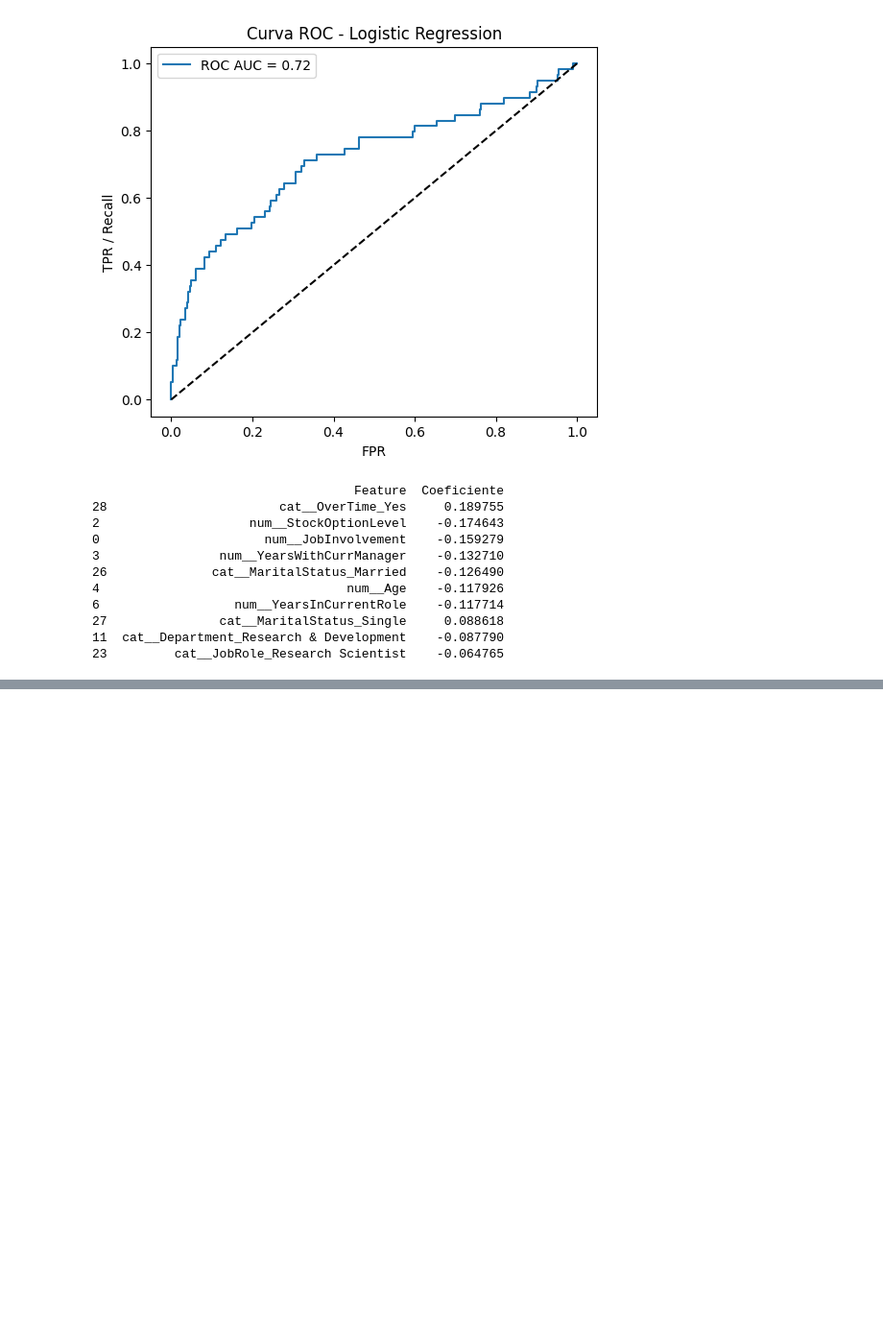
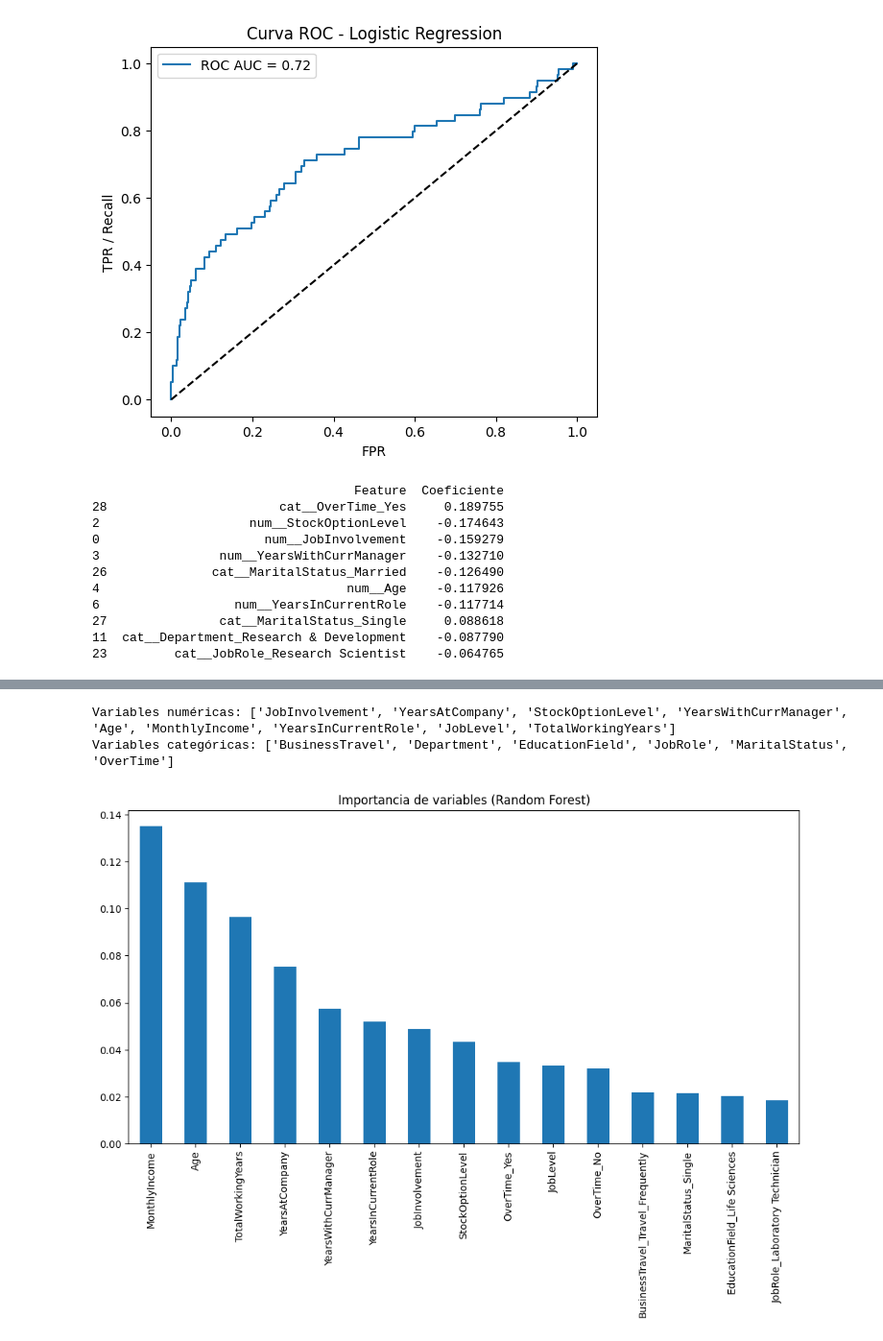
Before and after one commit to MariaJoseCamacho/repositorio_clase, a Jupyter notebook: Project_Break_II_ML/ML_MariaJoseCamachoCano/src/notebooks/prueba2.ipynb, the cells around one changed output, grey strips where cells are left out. Shown at 96% size. Cells and saved outputs as stored; diff of their text form; code cells hidden in the pictures; blank space fills up the shorter version.

```diff
--- a/Project_Break_II_ML/ML_MariaJoseCamachoCano/src/notebooks/prueba2.ipynb
+++ b/Project_Break_II_ML/ML_MariaJoseCamachoCano/src/notebooks/prueba2.ipynb
@@ -1237,0 +1221,40 @@ Umbral elegido: 0.383 con Recall=0.831 y Precision=0.259
+# %%
+# Suponiendo X_train es tu DataFrame de entrenamiento
+num_cols = X_train.select_dtypes(include=['int64', 'float64']).columns.tolist()
+cat_cols = X_train.select_dtypes(include=['object']).columns.tolist()
+
+print("Variables numéricas:", num_cols)
+print("Variables categóricas:", cat_cols)
+preprocessor = ColumnTransformer(transformers=[
+    ('num', StandardScaler(), num_cols),
+    ('cat', OneHotEncoder(handle_unknown='ignore'), cat_cols)
+])
+clf = Pipeline([
+    ('preprocessor', preprocessor),
+    ('classifier', RandomForestClassifier(random_state=42))
+])
+clf.fit(X_train, y_train)
+
+
+# Obtener importancias del clasificador dentro del pipeline
+importances = clf.named_steps['classifier'].feature_importances_
+
+# Obtener nombres de features transformados:
+ohe = clf.named_steps['preprocessor'].named_transformers_['cat']
+cat_features = ohe.get_feature_names_out(cat_cols)
+
+# Combinar num_cols y variables categóricas codificadas
+feature_names = np.concatenate([num_cols, cat_features])
+
+# Crear Serie para visualizar con nombres de features
+feat_importances = pd.Series(importances, index=feature_names).sort_values(ascending=False)
+
+# Mostrar las 15 variables más importantes
+plt.figure(figsize=(12,6))
+feat_importances.head(15).plot(kind='bar')
+plt.title("Importancia de variables (Random Forest)")
+plt.show()
+# %% [output]
+Variables numéricas: ['JobInvolvement', 'YearsAtCompany', 'StockOptionLevel', 'YearsWithCurrManager', 'Age', 'MonthlyIncome', 'YearsInCurrentRole', 'JobLevel', 'TotalWorkingYears']
+Variables categóricas: ['BusinessTravel', 'Department', 'EducationField', 'JobRole', 'MaritalStatus', 'OverTime']
+[figure, added]
```
Also changed, not shown: parts of 36 cells of this notebook, 7 other files.
